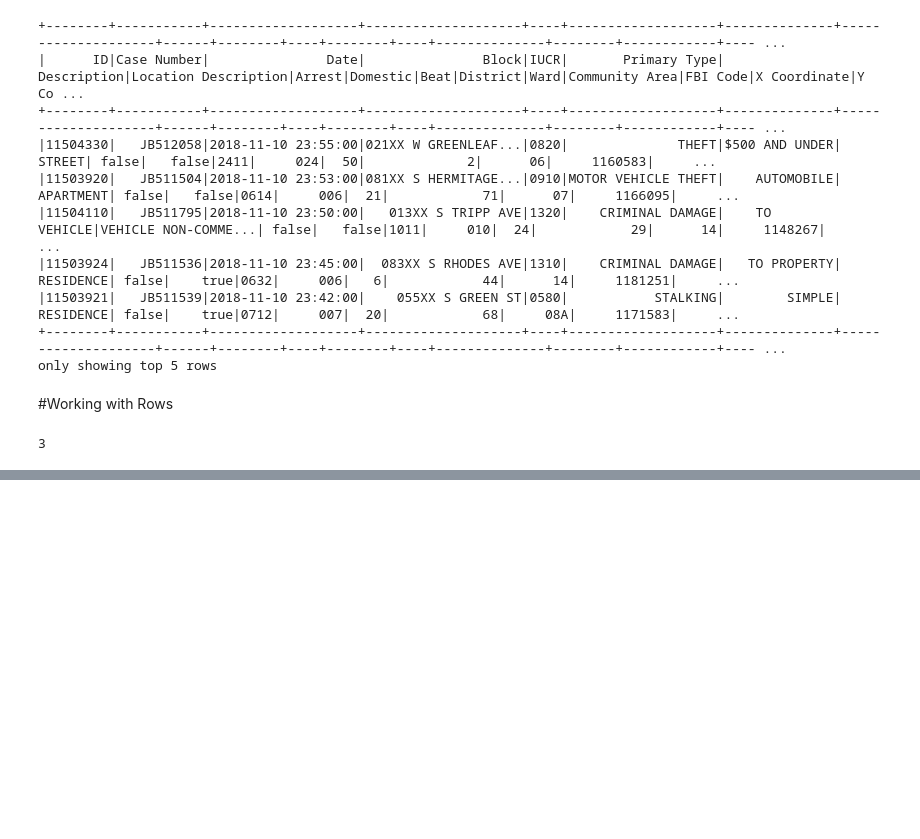
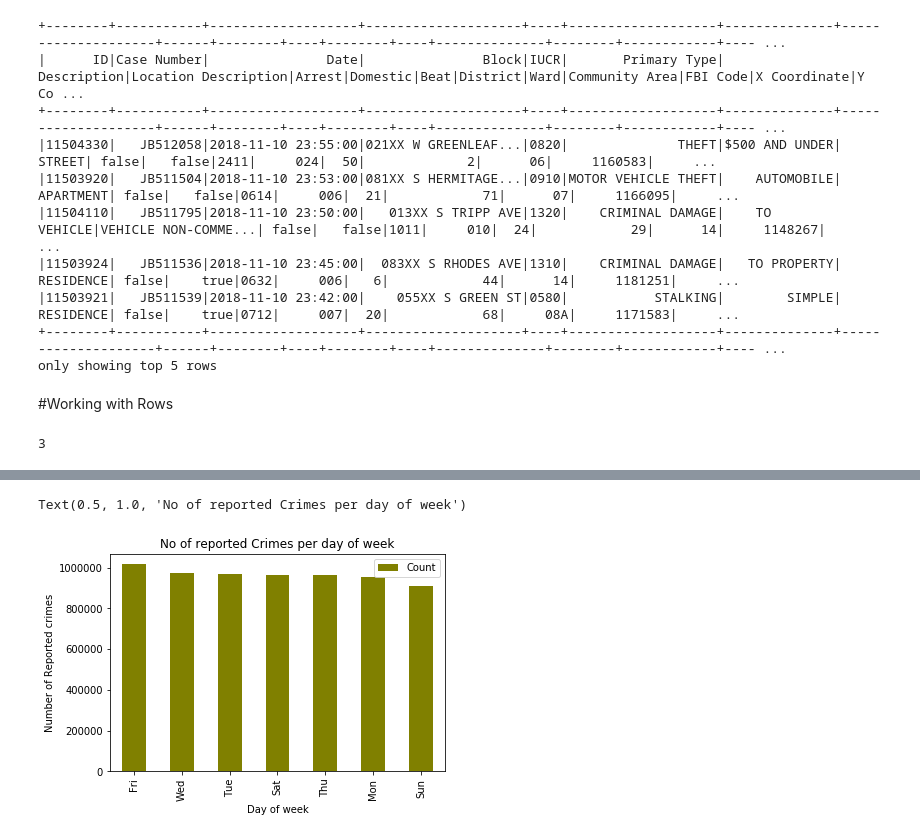
Before and after one commit to aoyerinde/python-learning, a Jupyter notebook: Pyspark_viaColab.ipynb, the cells around one changed output, grey strips where cells are left out. Saved outputs shown, nothing was run; the diff lists cells and outputs as text; code cells hidden in the pictures; blank space fills up the shorter version.

```diff
--- a/Pyspark_viaColab.ipynb
+++ b/Pyspark_viaColab.ipynb
@@ -200,6 +168,3 @@ schema = StructType([StructField (x[0], x[1], True) for x in labels])
 schema
 # %% [output]
 StructType(List(StructField(ID,StringType,true),StructField(Case Number,StringType,true),StructField(Date,TimestampType,true),StructField(Block,StringType,true),StructField(IUCR,StringType,true),Struc ...
-# %%
-rc = spark.read.csv('reported-crimes.csv',schema=schema)
-rc.printSchema
@@ -342,0 +733,3 @@ only showing top 10 rows
+# %%
+dow = [x[0] for x in rc.groupBy(date_format(col('Date'), 'E')).count().collect()]
+dow
@@ -342,0 +738,3 @@ only showing top 10 rows
+# %%
+cnt = [x[1] for x in rc.groupBy(date_format(col('Date'), 'E')).count().collect()]
+cnt
@@ -342,0 +746,3 @@ only showing top 10 rows
+# %%
+cp = pd.DataFrame({'Day of week': dow, 'Count':cnt})
+cp.head(7)
@@ -342,0 +758,8 @@ only showing top 10 rows
+# %%
+cp.sort_values('Count', ascending=False).plot(kind='bar',color='olive' ,x='Day of week', y='Count')
+plt.xlabel('Day of week')
+plt.ylabel('Number of Reported crimes')
+plt.title('No of reported Crimes per day of week')
+# %% [output]
+Text(0.5, 1.0, 'No of reported Crimes per day of week')
+[figure, added]
```
Also changed, not shown: parts of 53 cells of this notebook.
